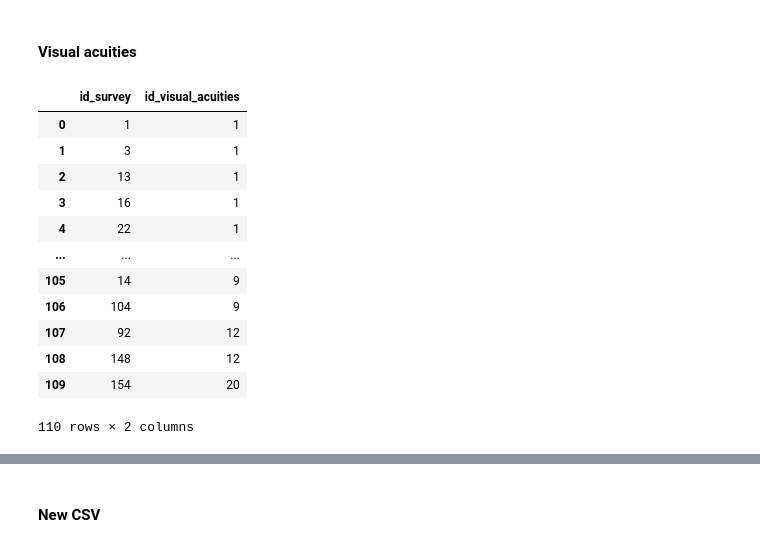
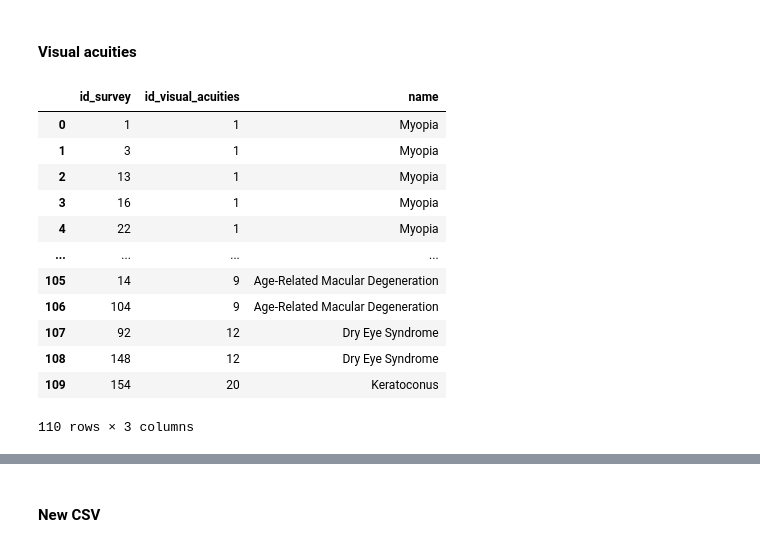
Before and after one commit to inesgmarcelino/EmoRecSys, a Jupyter notebook: data/new_dataset.ipynb, the cells around one changed output, grey strips where cells are left out. Saved outputs shown, nothing was run; the diff lists cells and outputs as text; code cells hidden in the pictures.

```diff
--- a/data/new_dataset.ipynb
+++ b/data/new_dataset.ipynb
@@ -148,21 +153,26 @@ survey
 163 rows × 37 columns
 # %% [markdown]
 #### Visual acuities
-# %%
-visual_acuities = pd.read_csv("/content/drive/MyDrive/THESIS/EmoRecSys/CSVs/survey_visual_acuities.csv")
-visual_acuities
-# %% [output]
-|  | id_survey | id_visual_acuities |
-| 0 | 1 | 1 |
-| 1 | 3 | 1 |
-| 2 | 13 | 1 |
-| 3 | 16 | 1 |
-| 4 | 22 | 1 |
-| ... | ... | ... |
-| 105 | 14 | 9 |
-| 106 | 104 | 9 |
-| 107 | 92 | 12 |
-| 108 | 148 | 12 |
-| 109 | 154 | 20 |
-110 rows × 2 columns
+# %%
+survey_visual_acuities = pd.read_csv("../data/csvs/survey_visual_acuities.csv")
+visual_acuities = pd.read_csv("../data/csvs/visual_acuities.csv")
+
+survey_visual_acuities = survey_visual_acuities.merge(visual_acuities, left_on='id_visual_acuities', right_on='id')
+survey_visual_acuities = survey_visual_acuities.drop('id', axis=1)
+
+survey_visual_acuities
+# %% [output]
+|  | id_survey | id_visual_acuities | name |
+| 0 | 1 | 1 | Myopia |
+| 1 | 3 | 1 | Myopia |
+| 2 | 13 | 1 | Myopia |
+| 3 | 16 | 1 | Myopia |
+| 4 | 22 | 1 | Myopia |
+| ... | ... | ... | ... |
+| 105 | 14 | 9 | Age-Related Macular Degeneration |
+| 106 | 104 | 9 | Age-Related Macular Degeneration |
+| 107 | 92 | 12 | Dry Eye Syndrome |
+| 108 | 148 | 12 | Dry Eye Syndrome |
+| 109 | 154 | 20 | Keratoconus |
+110 rows × 3 columns
 # %%
```
Also changed, not shown: parts of 14 cells of this notebook, 1 other file.
